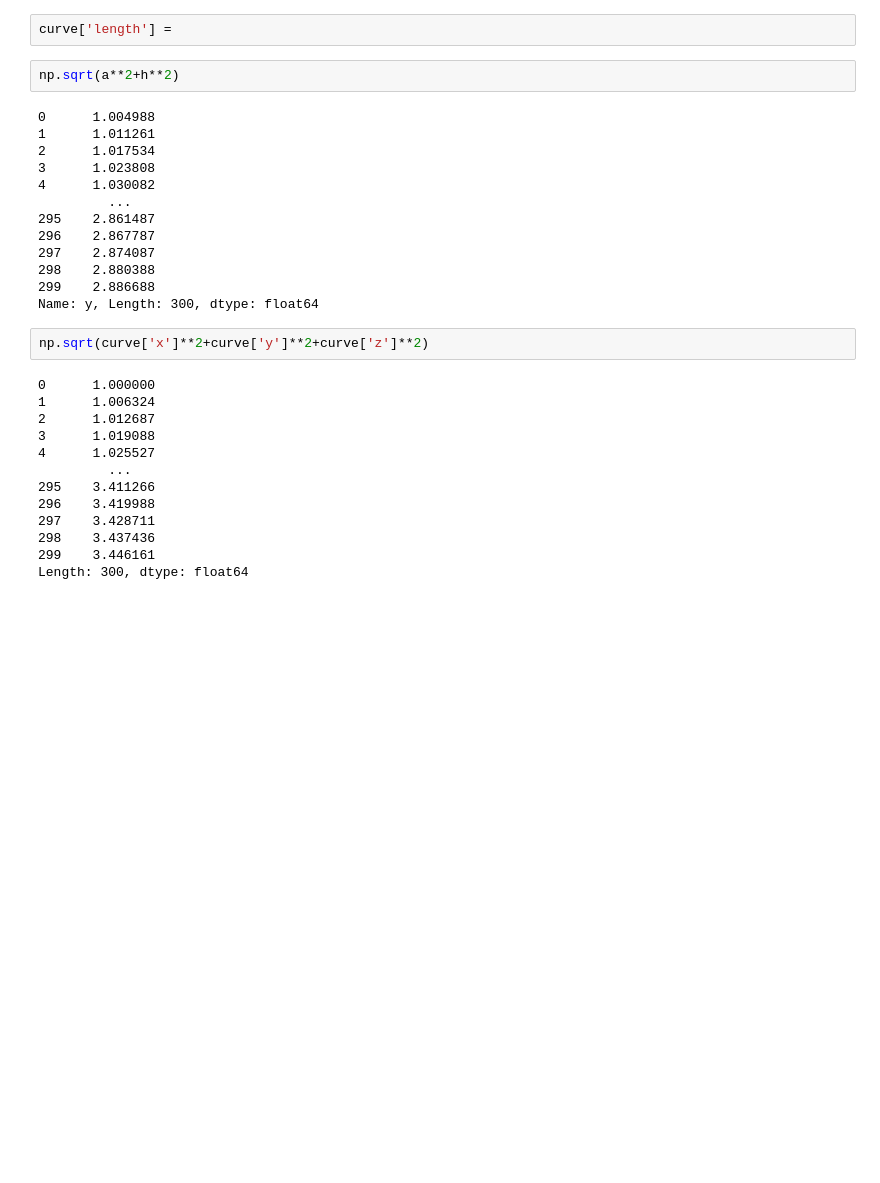
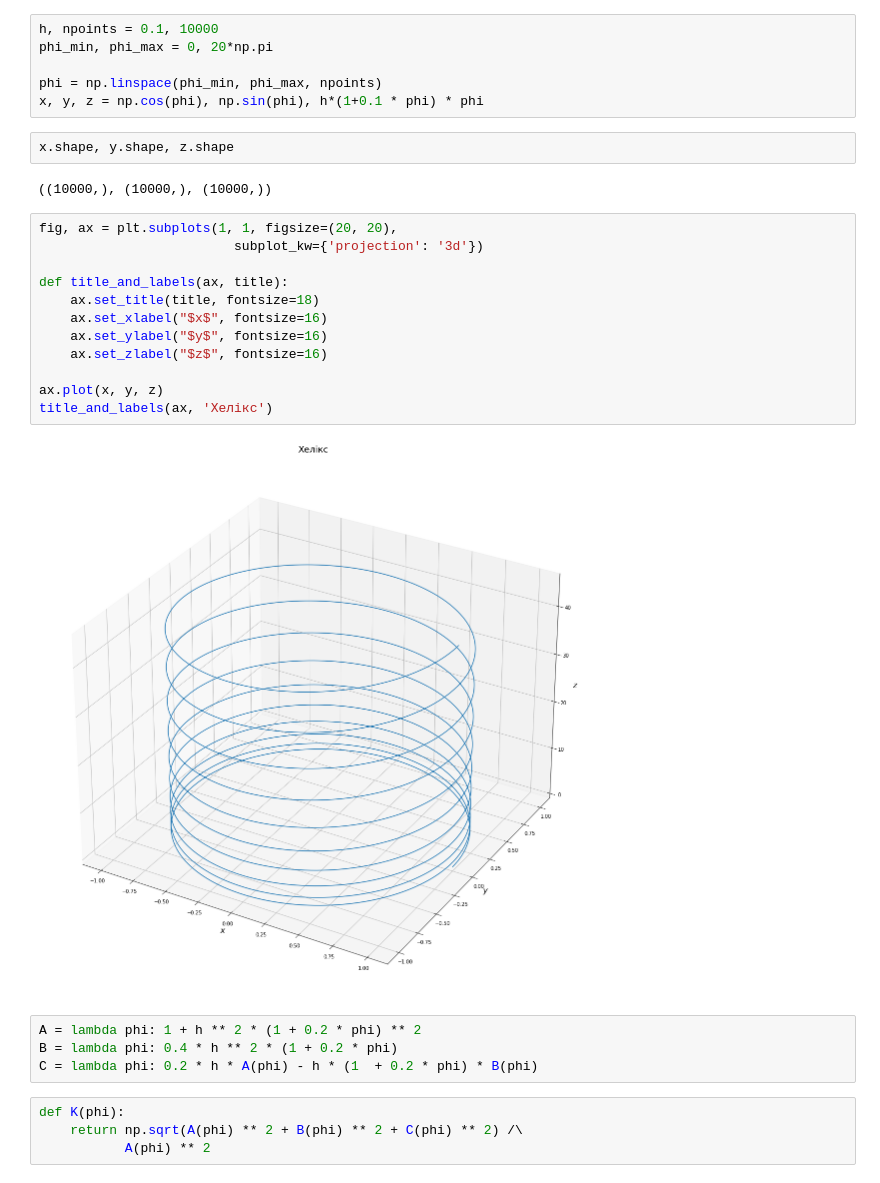
Before and after one commit to DmitriyAgafonov/Modelling-Complex-Systems, a Jupyter notebook: helix/helix_with_parameters.ipynb, the cells around one changed output. Drawn from its saved outputs; the diff is of its cells as text; blank space fills up the shorter version.

```diff
--- a/helix/helix_with_parameters.ipynb
+++ b/helix/helix_with_parameters.ipynb
@@ -85,32 +7,32 @@ curve
-# %%
-curve['length'] =
-# %%
-np.sqrt(a**2+h**2)
-# %% [output]
-0      1.004988
-1      1.011261
-2      1.017534
-3      1.023808
-4      1.030082
-         ...
-295    2.861487
-296    2.867787
-297    2.874087
-298    2.880388
-299    2.886688
-Name: y, Length: 300, dtype: float64
-# %%
-np.sqrt(curve['x']**2+curve['y']**2+curve['z']**2)
-# %% [output]
-0      1.000000
-1      1.006324
-2      1.012687
-3      1.019088
-4      1.025527
-         ...
-295    3.411266
-296    3.419988
-297    3.428711
-298    3.437436
-299    3.446161
-Length: 300, dtype: float64
+# %%
+h, npoints = 0.1, 10000
+phi_min, phi_max = 0, 20*np.pi
+
+phi = np.linspace(phi_min, phi_max, npoints)
+x, y, z = np.cos(phi), np.sin(phi), h*(1+0.1 * phi) * phi
+# %%
+x.shape, y.shape, z.shape
+# %% [output]
+((10000,), (10000,), (10000,))
+# %%
+fig, ax = plt.subplots(1, 1, figsize=(20, 20),
+                         subplot_kw={'projection': '3d'})
+
+def title_and_labels(ax, title):
+    ax.set_title(title, fontsize=18)
+    ax.set_xlabel("$x$", fontsize=16)
+    ax.set_ylabel("$y$", fontsize=16)
+    ax.set_zlabel("$z$", fontsize=16)
+
+ax.plot(x, y, z)
+title_and_labels(ax, 'Хелікс')
+# %% [output]
+[figure, added]
+# %%
+A = lambda phi: 1 + h ** 2 * (1 + 0.2 * phi) ** 2
+B = lambda phi: 0.4 * h ** 2 * (1 + 0.2 * phi)
+C = lambda phi: 0.2 * h * A(phi) - h * (1  + 0.2 * phi) * B(phi)
+# %%
+def K(phi):
+    return np.sqrt(A(phi) ** 2 + B(phi) ** 2 + C(phi) ** 2) /\
+           A(phi) ** 2
```
Also changed, not shown: parts of 11 cells of this notebook.
